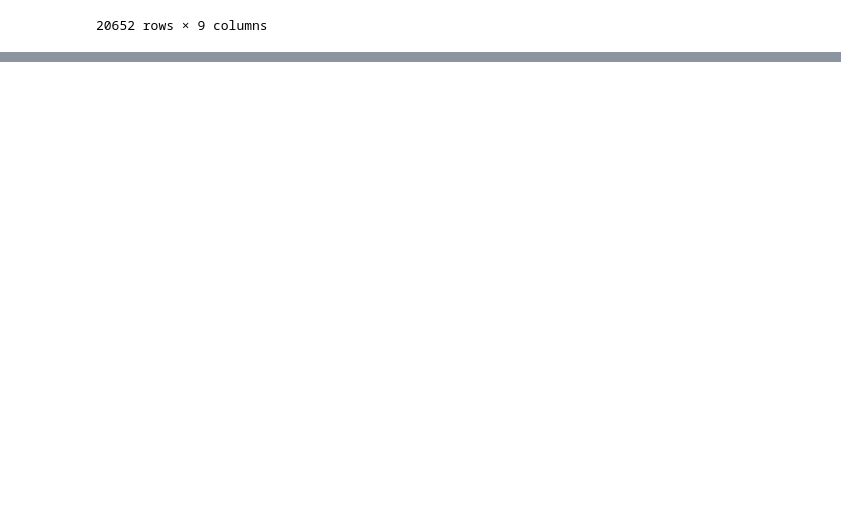
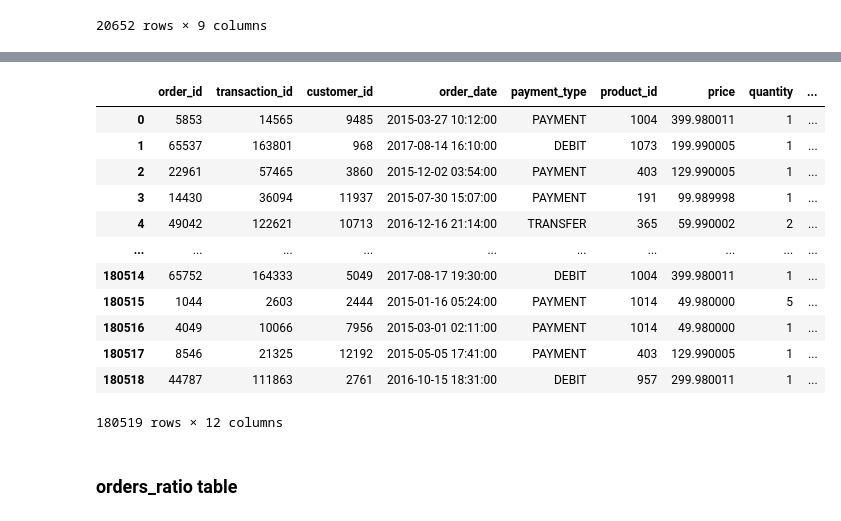
Before and after one commit to occampos/Supply-Chain-Analysis, a Jupyter notebook: supply_chain_analysis.ipynb, the cells around one changed output, grey strips where cells are left out. Drawn from its saved outputs; the diff is of its cells as text; code cells hidden in the pictures; blank space fills up the shorter version.

```diff
--- a/supply_chain_analysis.ipynb
+++ b/supply_chain_analysis.ipynb
@@ -57,0 +384,2 @@ products
+# %%
+orders['gross_sale'] = orders['gross_sale'].astype('float32')
@@ -57,0 +408,2 @@ products
+# %%
+orders['discount_pct'] = orders['discount_pct'].astype('float32')
@@ -57,0 +425,2 @@ products
+# %%
+orders['discount'] = orders['discount'].astype('float32')
@@ -57,0 +442,2 @@ products
+# %%
+orders['net_sale'] = orders['net_sale'].astype('float32')
@@ -57,0 +460,18 @@ products
+# %%
+orders
+# %% [output]
+|  | order_id | transaction_id | customer_id | order_date | payment_type | product_id | price | quantity | ... |
+| 0 | 5853 | 14565 | 9485 | 2015-03-27 10:12:00 | PAYMENT | 1004 | 399.980011 | 1 | ... |
+| 1 | 65537 | 163801 | 968 | 2017-08-14 16:10:00 | DEBIT | 1073 | 199.990005 | 1 | ... |
+| 2 | 22961 | 57465 | 3860 | 2015-12-02 03:54:00 | PAYMENT | 403 | 129.990005 | 1 | ... |
+| 3 | 14430 | 36094 | 11937 | 2015-07-30 15:07:00 | PAYMENT | 191 | 99.989998 | 1 | ... |
+| 4 | 49042 | 122621 | 10713 | 2016-12-16 21:14:00 | TRANSFER | 365 | 59.990002 | 2 | ... |
+| ... | ... | ... | ... | ... | ... | ... | ... | ... | ... |
+| 180514 | 65752 | 164333 | 5049 | 2017-08-17 19:30:00 | DEBIT | 1004 | 399.980011 | 1 | ... |
+| 180515 | 1044 | 2603 | 2444 | 2015-01-16 05:24:00 | PAYMENT | 1014 | 49.980000 | 5 | ... |
+| 180516 | 4049 | 10066 | 7956 | 2015-03-01 02:11:00 | PAYMENT | 1014 | 49.980000 | 1 | ... |
+| 180517 | 8546 | 21325 | 12192 | 2015-05-05 17:41:00 | PAYMENT | 403 | 129.990005 | 1 | ... |
+| 180518 | 44787 | 111863 | 2761 | 2016-10-15 18:31:00 | DEBIT | 957 | 299.980011 | 1 | ... |
+180519 rows × 12 columns
+# %% [markdown]
+### orders_ratio table
```
Also changed, not shown: parts of 67 cells of this notebook.
